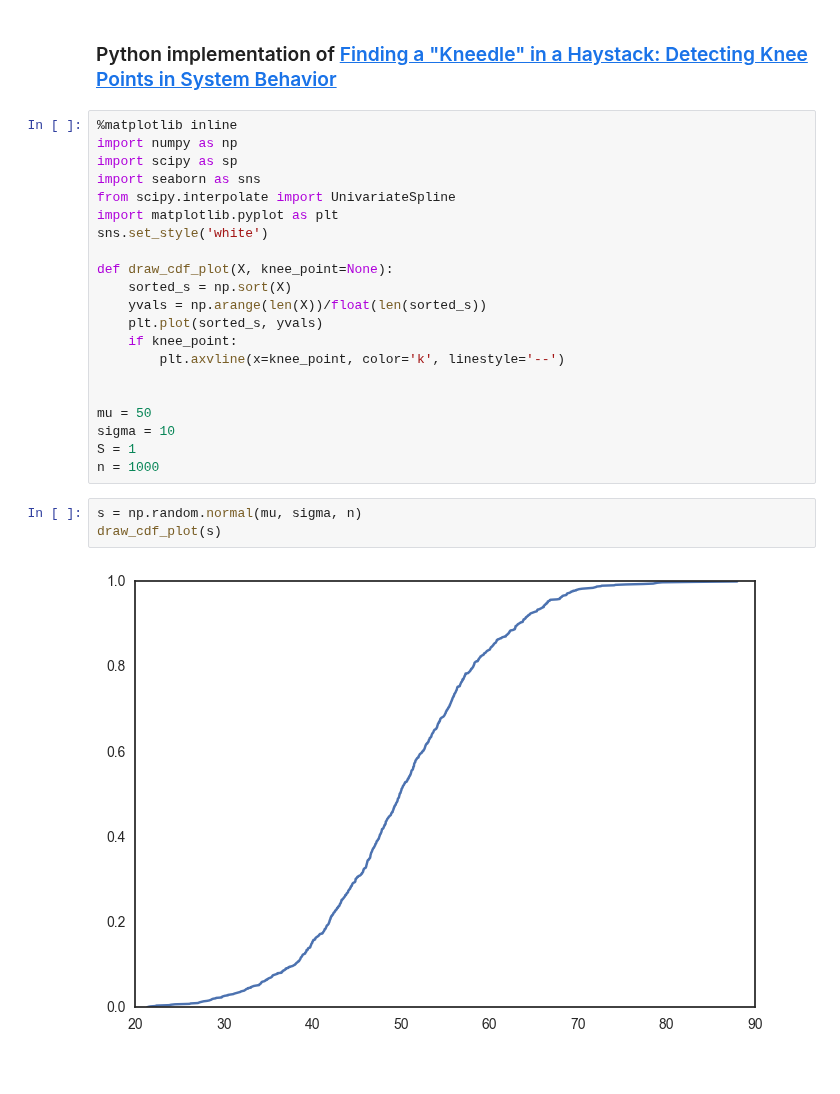
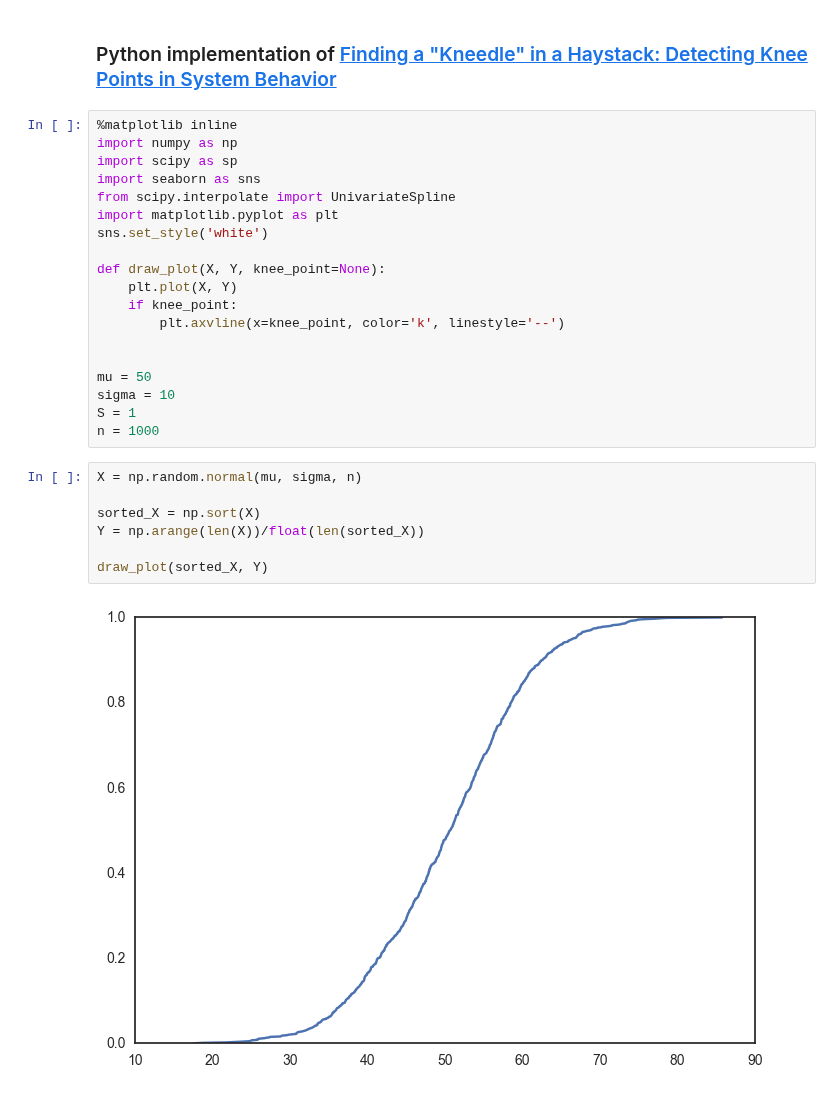
Before and after one commit to saketkc/notebooks, a Jupyter notebook: python/Kneedle Algorithm.ipynb, the cells around one changed output. Drawn from its saved outputs; the diff is of its cells as text.

```diff
--- a/python/Kneedle Algorithm.ipynb
+++ b/python/Kneedle Algorithm.ipynb
@@ -9,10 +9,8 @@ from scipy.interpolate import UnivariateSpline
 import matplotlib.pyplot as plt
 sns.set_style('white')
 
-def draw_cdf_plot(X, knee_point=None):
-    sorted_s = np.sort(X)
-    yvals = np.arange(len(X))/float(len(sorted_s))
-    plt.plot(sorted_s, yvals)
+def draw_plot(X, Y, knee_point=None):
+    plt.plot(X, Y)
     if knee_point:
         plt.axvline(x=knee_point, color='k', linestyle='--')
 
@@ -21,11 +19,15 @@ mu = 50
 sigma = 10
 S = 1
 n = 1000
-# %%
-s = np.random.normal(mu, sigma, n)
-draw_cdf_plot(s)
-# %% [output]
-[figure, removed]
+# %%
+X = np.random.normal(mu, sigma, n)
+
+sorted_X = np.sort(X)
+Y = np.arange(len(X))/float(len(sorted_X))
+
+draw_plot(sorted_X, Y)
+# %% [output]
+[figure, added]
 # %%
 def _locate(Y_d, T_lm, maxima_ids):
     n = len(Y_d)
```
Also changed, not shown: parts of 4 cells of this notebook.
